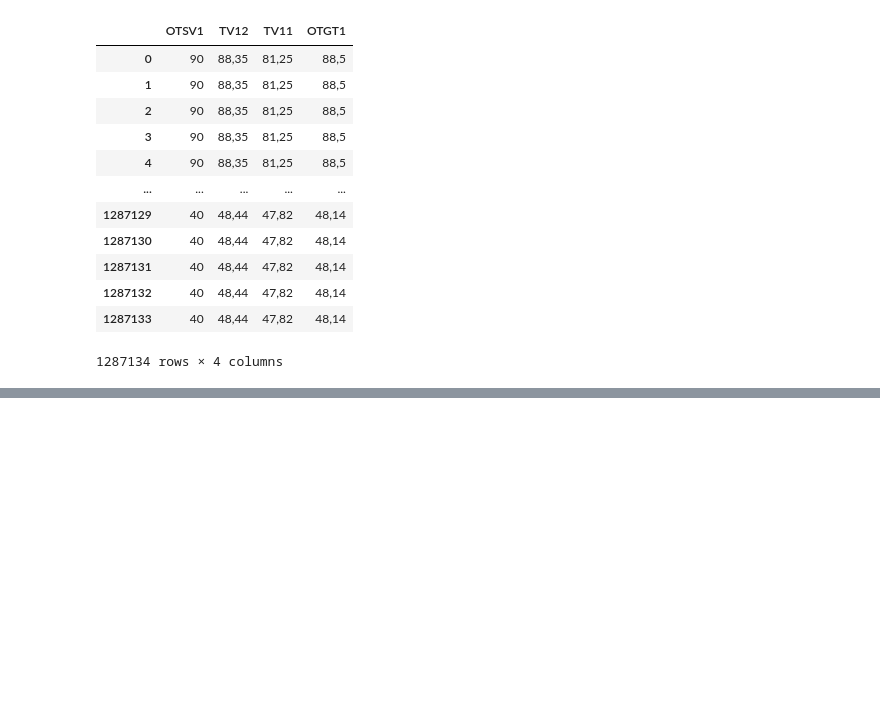
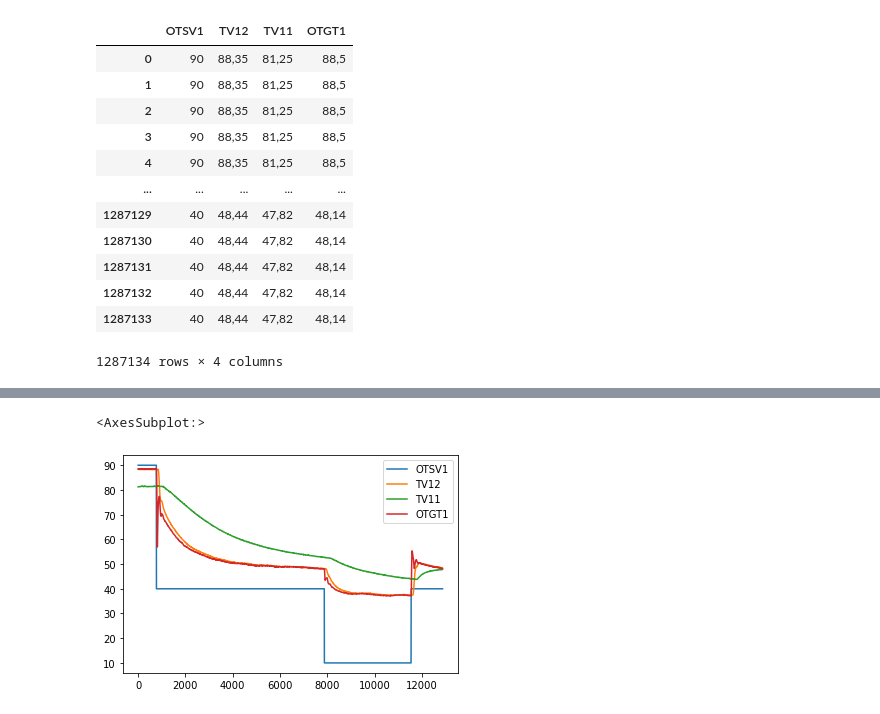
Before and after one commit to JeremyKTH/Gearbox-Oil-Conditioning-System, a Jupyter notebook: Data Pre-process.ipynb, the cells around one changed output, grey strips where cells are left out. Saved outputs shown, nothing was run; the diff lists cells and outputs as text; code cells hidden in the pictures; blank space fills up the shorter version.

```diff
--- a/Data Pre-process.ipynb
+++ b/Data Pre-process.ipynb
@@ -160,0 +211,10 @@ clean_data
+# %%
+# === c_10_test ===#
+c_10_data = pd.read_csv(r'C:\Users\jerem\Documents\Python Scripts\Scania\Test_Data\Clean_Data\c_10_test.csv', sep=",")
+# %%
+c_10_data = c_10_data[['OTSV1', 'TV12', 'TV11', 'OTGT1']].iloc[::100,:]
+c_10_data.reset_index(drop=True, inplace = True)
+c_10_data.plot()
+# %% [output]
+<AxesSubplot:>
+[figure, added]
```
Also changed, not shown: parts of 27 cells of this notebook.
